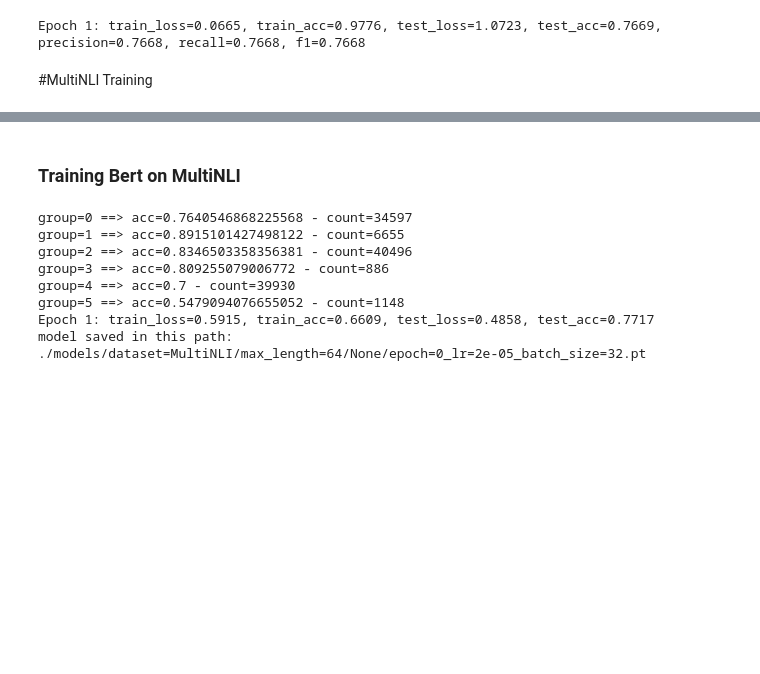
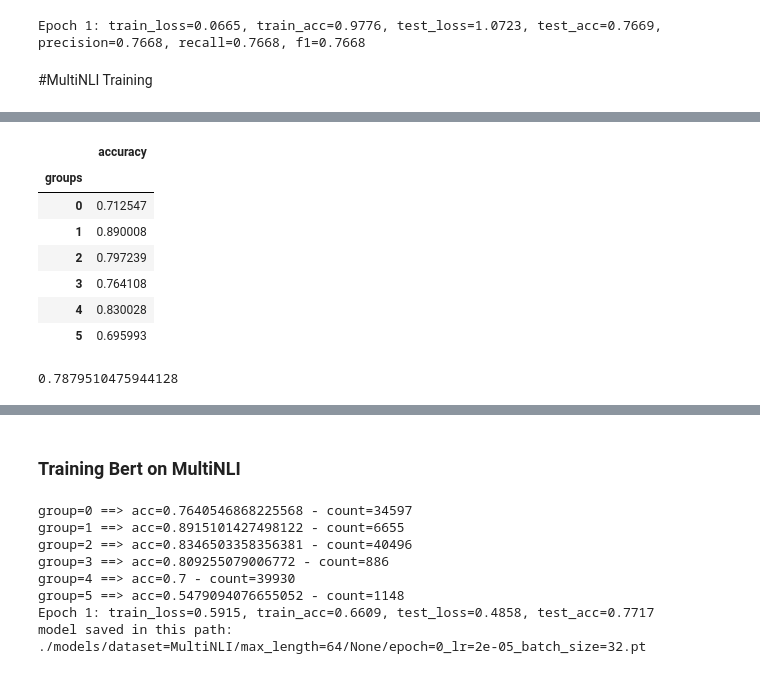
Before and after one commit to hamidrezayaghobi/Learning-How-to-Mask-Text-Input-for-Better-Generalization, a Jupyter notebook: masking_text.ipynb, the cells around one changed output, grey strips where cells are left out. Drawn from its saved outputs; the diff is of its cells as text; code cells hidden in the pictures; blank space fills up the shorter version.

```diff
--- a/masking_text.ipynb
+++ b/masking_text.ipynb
@@ -916,0 +1055,15 @@ Epoch 1: train_loss=0.0665, train_acc=0.9776, test_loss=1.0723, test_acc=0.7669,
+# %%
+test_features_pdf[['groups', 'accuracy']].groupby('groups').agg('mean')
+# %% [output]
+|  | accuracy |
+| groups |  |
+| 0 | 0.712547 |
+| 1 | 0.890008 |
+| 2 | 0.797239 |
+| 3 | 0.764108 |
+| 4 | 0.830028 |
+| 5 | 0.695993 |
+# %%
+accuracy_score(test_features_pdf['label'], test_features_pdf['predict'])
+# %% [output]
+0.7879510475944128
```
Also changed, not shown: parts of 35 cells of this notebook, 9 other files.
